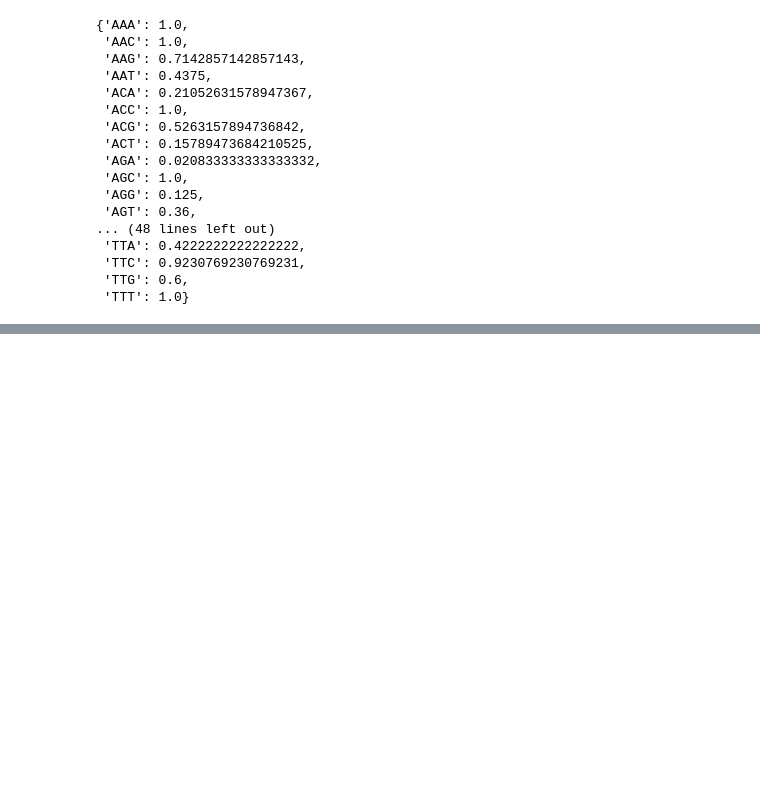
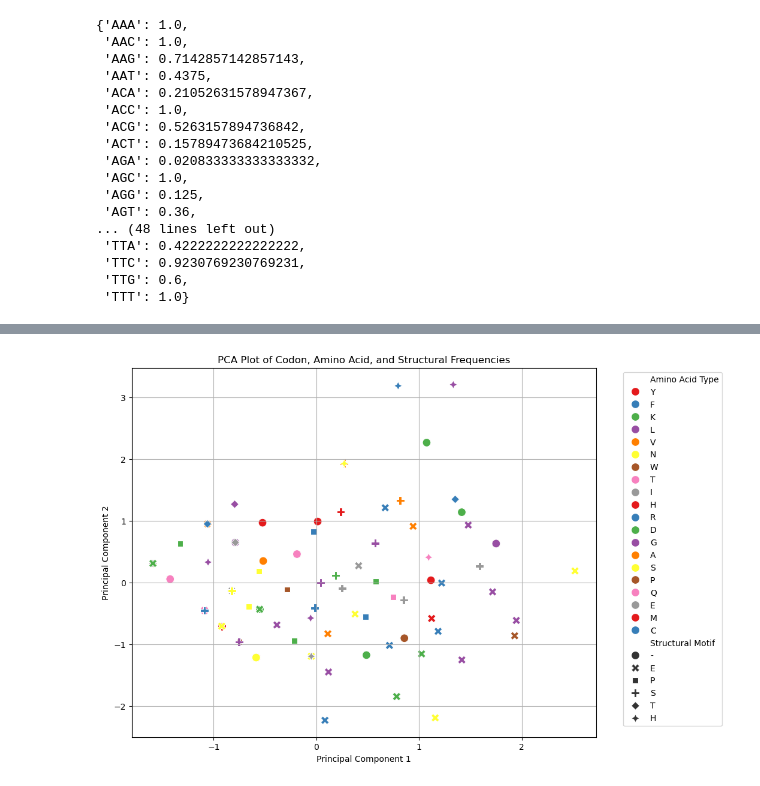
Before and after one commit to dominiquefastus/NuStru-CodonAnalysis, a Jupyter notebook: nustruMOTIF/correlation_analysis.ipynb, the cells around one changed output, grey strips where cells are left out. Cells and saved outputs as stored; diff of their text form; code cells hidden in the pictures; blank space fills up the shorter version.

```diff
--- a/nustruMOTIF/correlation_analysis.ipynb
+++ b/nustruMOTIF/correlation_analysis.ipynb
@@ -172,0 +312,93 @@ ValueError: All arrays must be of the same length
+# %%
+import numpy as np
+import pandas as pd
+import matplotlib.pyplot as plt
+import seaborn as sns
+from sklearn.decomposition import PCA
+from sklearn.preprocessing import StandardScaler
+
+def value_key_list(data):
+    keys = []
+    values = []
+
+    for key, dicts in data.items():
+        for d in dicts:
+            for k,v in d.items():
+                keys.append(k)
+                values.append(v)
+
+    return keys,values
+
+def value_key(data):
+    keys = []
+    values = []
+
+    for inner_dict in data.values():
+        for k,v in inner_dict.items():
+            keys.append(k)
+            values.append(v)
+
+    return keys,values
+
+codon_types, codon_frequencies = value_key_list(codon_sequences_freq_dict)
+amino_acid_types, amino_acid_frequencies = value_key(protein_sequences_freq_dict)
+structural_motifs, structural_frequencies = value_key(secstru_sequences_freq_dict)
+
+start = 500
+end = 600 # len(structural_motifs)
+
+# Create a DataFrame to store the data
+data = pd.DataFrame({
+    'Codon Frequency': codon_frequencies[start:end],
+    'Amino Acid Frequency': amino_acid_frequencies[start:end],
+    'Structural Frequency': structural_frequencies[start:end],
+    'Codon Type': codon_types[start:end],
+    'Structural Motif': structural_motifs[start:end],
+    'Amino Acid Type': amino_acid_types[start:end]
+})
+
+# Scale the data
+scaler = StandardScaler()
+scaled_data = scaler.fit_transform(data[['Codon Frequency', 'Amino Acid Frequency', 'Structural Frequency']])
+
+# Perform PCA
+pca = PCA(n_components=2)
+principal_components = pca.fit_transform(scaled_data)
+principal_df = pd.DataFrame(data=principal_components, columns=['PC1', 'PC2'])
+
+# Concatenate principal components with categorical features
+final_df = pd.concat([principal_df, data[['Amino Acid Type', 'Structural Motif']]], axis=1)
+
+# Plot
+plt.figure(figsize=(10, 8))
+sns.scatterplot(x='PC1', y='PC2', data=final_df, hue='Amino Acid Type', style='Structural Motif', palette='Set1', s=100)
+plt.title('PCA Plot of Codon, Amino Acid, and Structural Frequencies')
+plt.xlabel('Principal Component 1')
+plt.ylabel('Principal Component 2')
+plt.legend(bbox_to_anchor=(1.05, 1.0), loc='upper left')
+plt.grid(True)
+plt.show()
+
+# Scale the data
+scaler = StandardScaler()
+scaled_data = scaler.fit_transform(data[['Codon Frequency', 'Amino Acid Frequency', 'Structural Frequency']])
+
+# Perform PCA
+pca = PCA(n_components=2)
+principal_components = pca.fit_transform(scaled_data)
+principal_df = pd.DataFrame(data=principal_components, columns=['PC1', 'PC2'])
+
+# Concatenate principal components with categorical features
+final_df = pd.concat([principal_df, data[['Codon Type', 'Structural Motif']]], axis=1)
+
+# Plot
+plt.figure(figsize=(10, 8))
+sns.scatterplot(x='PC1', y='PC2', data=final_df, hue='Codon Type', style='Structural Motif', palette='Set1', s=100)
+plt.title('PCA Plot of Codon, Amino Acid, and Structural Frequencies')
+plt.xlabel('Principal Component 1')
+plt.ylabel('Principal Component 2')
+plt.legend(bbox_to_anchor=(1.05, 1.0), loc='upper left')
+plt.grid(True)
+plt.show()
+# %% [output]
+[figure, added]
```
Also changed, not shown: parts of 11 cells of this notebook.
